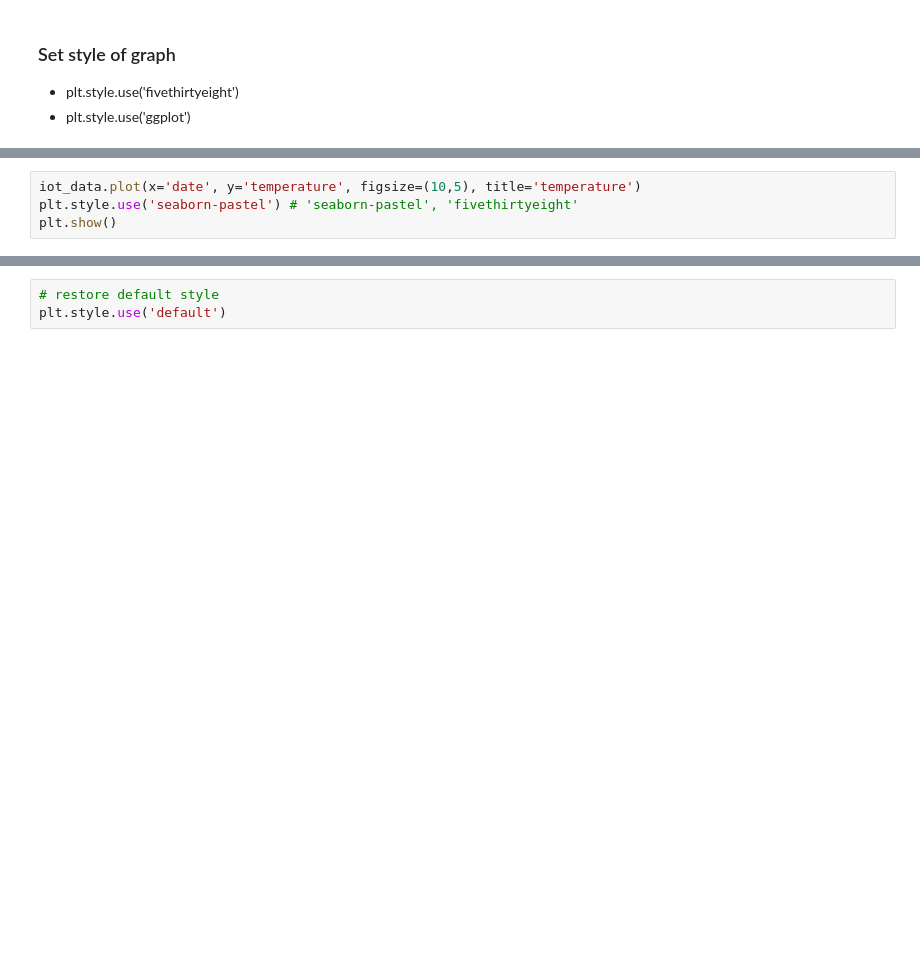
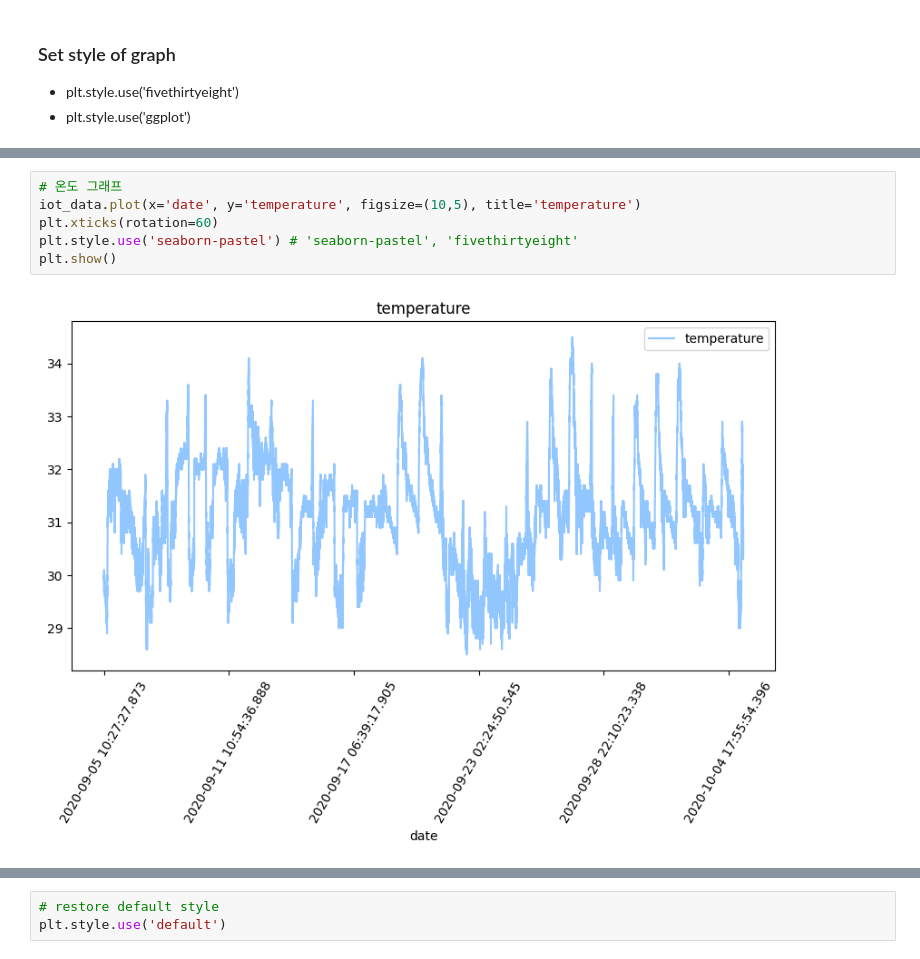
Before and after one commit to Kim-Hyerin/pdm06, a Jupyter notebook: py-pandas/pandas_6_iot_nano33_0_pdm06.ipynb, the cells around one changed output, grey strips where cells are left out. Saved outputs shown, nothing was run; the diff lists cells and outputs as text; blank space fills up the shorter version.

```diff
--- a/py-pandas/pandas_6_iot_nano33_0_pdm06.ipynb
+++ b/py-pandas/pandas_6_iot_nano33_0_pdm06.ipynb
@@ -265,5 +302,9 @@ plt.style.available
 # %%
+# 온도 그래프
 iot_data.plot(x='date', y='temperature', figsize=(10,5), title='temperature')
+plt.xticks(rotation=60)
 plt.style.use('seaborn-pastel') # 'seaborn-pastel', 'fivethirtyeight'
 plt.show()
+# %% [output]
+[figure, added]
 # %%
```
Also changed, not shown: parts of 52 cells of this notebook.
